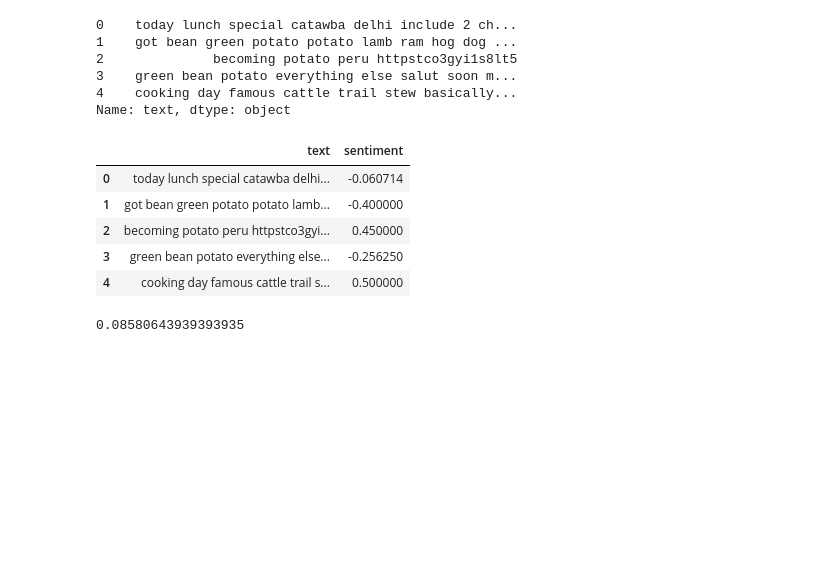
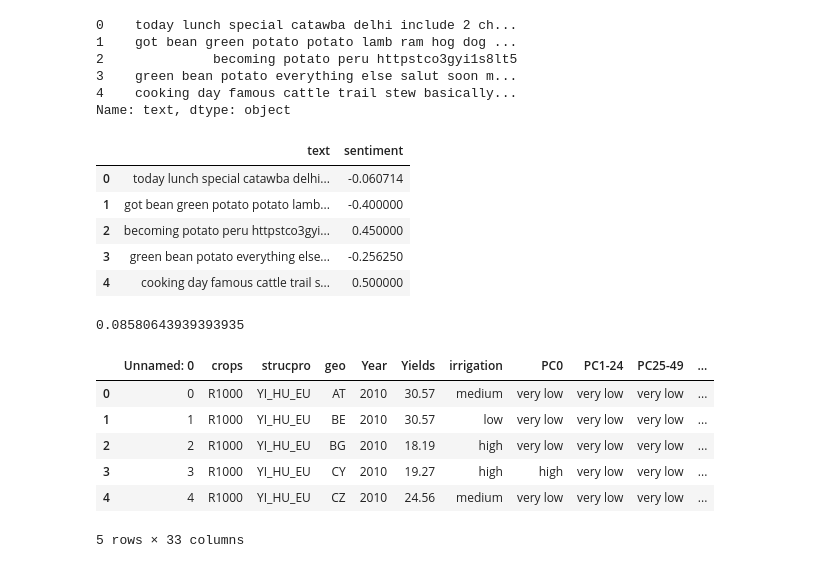
Before and after one commit to sba22206/semester1_ca2, a Jupyter notebook: Sentiment Analysis + Dashboard.ipynb, the cells around one changed output. Drawn from its saved outputs; the diff is of its cells as text; code cells hidden in the pictures; blank space fills up the shorter version.

```diff
--- a/Sentiment Analysis + Dashboard.ipynb
+++ b/Sentiment Analysis + Dashboard.ipynb
@@ -213,0 +232,12 @@ tweets_df['sentiment'].mean()
+# %%
+df = pd.read_csv('df_merged.csv')
+# %%
+df.head()
+# %% [output]
+|  | Unnamed: 0 | crops | strucpro | geo | Year | Yields | irrigation | PC0 | PC1-24 | PC25-49 | ... |
+| 0 | 0 | R1000 | YI_HU_EU | AT | 2010 | 30.57 | medium | very low | very low | very low | ... |
+| 1 | 1 | R1000 | YI_HU_EU | BE | 2010 | 30.57 | low | very low | very low | very low | ... |
+| 2 | 2 | R1000 | YI_HU_EU | BG | 2010 | 18.19 | high | very low | very low | very low | ... |
+| 3 | 3 | R1000 | YI_HU_EU | CY | 2010 | 19.27 | high | high | very low | very low | ... |
+| 4 | 4 | R1000 | YI_HU_EU | CZ | 2010 | 24.56 | medium | very low | very low | very low | ... |
+5 rows × 33 columns
```
Also changed, not shown: parts of 14 cells of this notebook.
